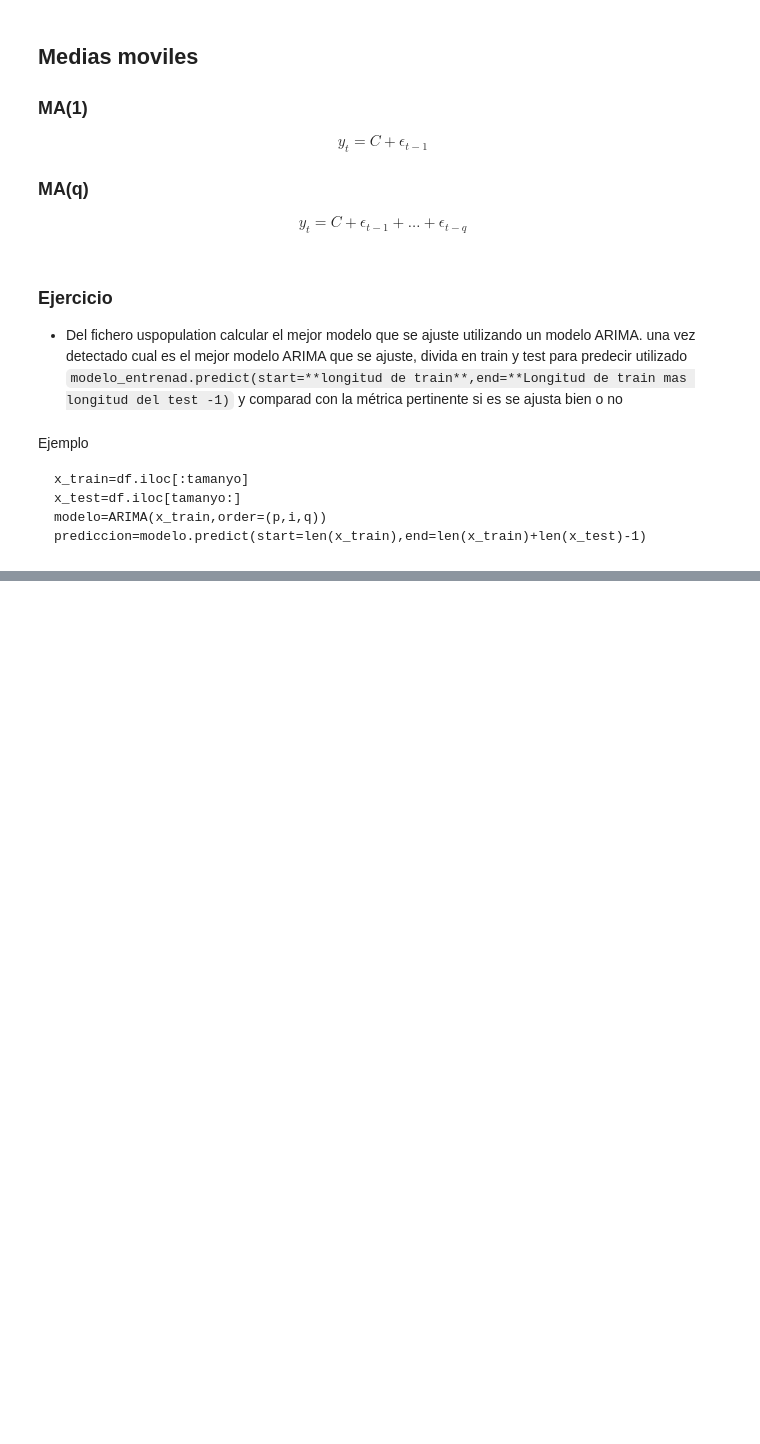
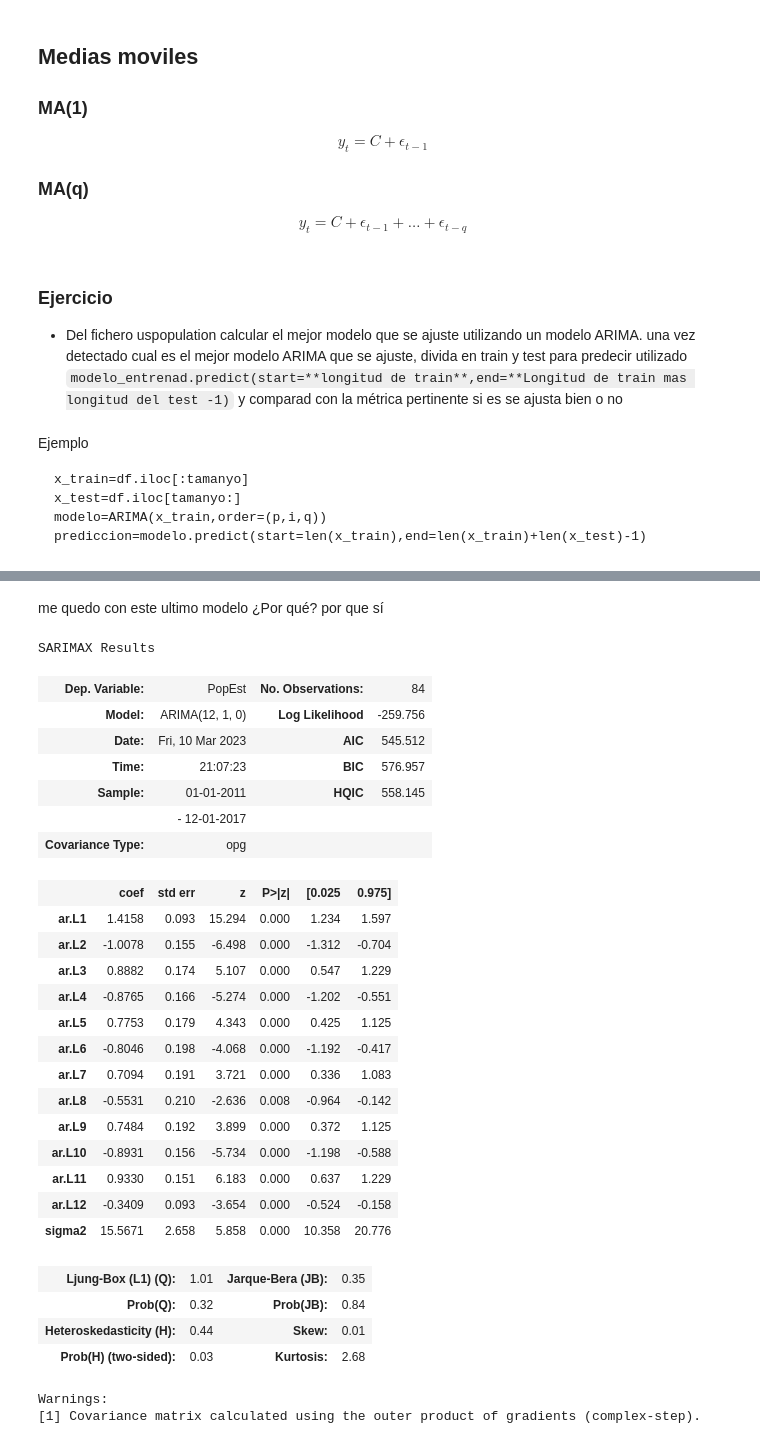
Before and after one commit to felixballestergoytia/Bootcamp_Sep2022, a Jupyter notebook: Seires Temporales/series_Temporales.ipynb, the cells around one changed output, grey strips where cells are left out. Cells and saved outputs as stored; diff of their text form; code cells hidden in the pictures; blank space fills up the shorter version.

```diff
--- a/Seires Temporales/series_Temporales.ipynb
+++ b/Seires Temporales/series_Temporales.ipynb
@@ -218,0 +458,35 @@ prediccion=modelo.predict(start=len(x_train),end=len(x_train)+len(x_test)-1)
+# %% [markdown]
+me quedo con este ultimo modelo ¿Por qué? por que sí
+# %%
+model = ARIMA(train['PopEst'],order=(12,1,0))
+AR1fit = model.fit()
+AR1fit.summary()
+# %% [output]
+SARIMAX Results
+| Dep. Variable: | PopEst | No. Observations: | 84 |
+| Model: | ARIMA(12, 1, 0) | Log Likelihood | -259.756 |
+| Date: | Fri, 10 Mar 2023 | AIC | 545.512 |
+| Time: | 21:07:23 | BIC | 576.957 |
+| Sample: | 01-01-2011 | HQIC | 558.145 |
+|  | - 12-01-2017 |  |  |
+| Covariance Type: | opg |  |  |
+|  | coef | std err | z | P>|z| | [0.025 | 0.975] |
+| ar.L1 | 1.4158 | 0.093 | 15.294 | 0.000 | 1.234 | 1.597 |
+| ar.L2 | -1.0078 | 0.155 | -6.498 | 0.000 | -1.312 | -0.704 |
+| ar.L3 | 0.8882 | 0.174 | 5.107 | 0.000 | 0.547 | 1.229 |
+| ar.L4 | -0.8765 | 0.166 | -5.274 | 0.000 | -1.202 | -0.551 |
+| ar.L5 | 0.7753 | 0.179 | 4.343 | 0.000 | 0.425 | 1.125 |
+| ar.L6 | -0.8046 | 0.198 | -4.068 | 0.000 | -1.192 | -0.417 |
+| ar.L7 | 0.7094 | 0.191 | 3.721 | 0.000 | 0.336 | 1.083 |
+| ar.L8 | -0.5531 | 0.210 | -2.636 | 0.008 | -0.964 | -0.142 |
+| ar.L9 | 0.7484 | 0.192 | 3.899 | 0.000 | 0.372 | 1.125 |
+| ar.L10 | -0.8931 | 0.156 | -5.734 | 0.000 | -1.198 | -0.588 |
+| ar.L11 | 0.9330 | 0.151 | 6.183 | 0.000 | 0.637 | 1.229 |
+| ar.L12 | -0.3409 | 0.093 | -3.654 | 0.000 | -0.524 | -0.158 |
+| sigma2 | 15.5671 | 2.658 | 5.858 | 0.000 | 10.358 | 20.776 |
+| Ljung-Box (L1) (Q): | 1.01 | Jarque-Bera (JB): | 0.35 |
+| Prob(Q): | 0.32 | Prob(JB): | 0.84 |
+| Heteroskedasticity (H): | 0.44 | Skew: | 0.01 |
+| Prob(H) (two-sided): | 0.03 | Kurtosis: | 2.68 |
+Warnings:
+[1] Covariance matrix calculated using the outer product of gradients (complex-step).
```
Also changed, not shown: parts of 18 cells of this notebook.
